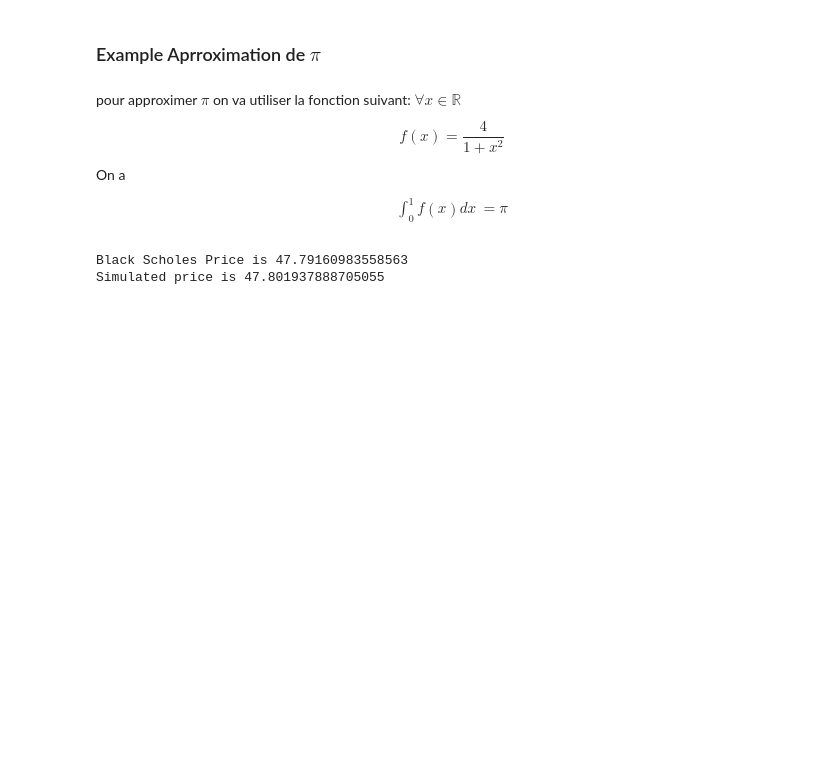
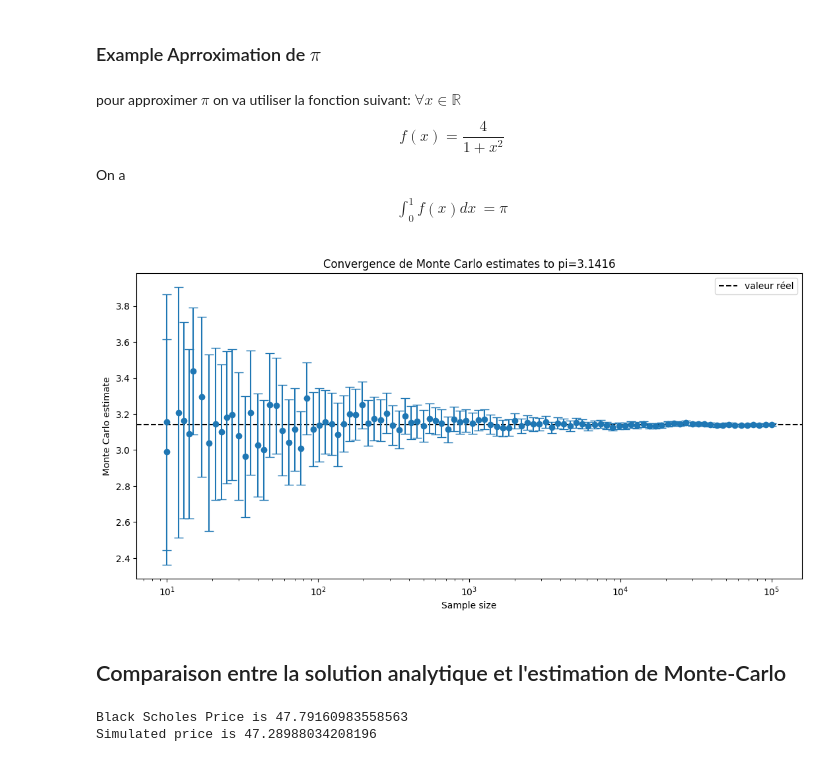
Before and after one commit to AmineMahdioui/Monte-Carlo, a Jupyter notebook: MonteCarlo.ipynb, the cells around one changed output. Drawn from its saved outputs; the diff is of its cells as text; code cells hidden in the pictures; blank space fills up the shorter version.

```diff
--- a/MonteCarlo.ipynb
+++ b/MonteCarlo.ipynb
@@ -414,51 +411,35 @@ def f(x):
 # %%
 # Define the true value of the integral
 true_value = np.pi
 simulations=100
 # Generate a sequence of sample sizes to compute the Monte Carlo estimates
 sample_sizes = np.logspace(1, 5, simulations, dtype=int)
 
 # Compute the Monte Carlo estimates and confidence intervals for each sample size
 estimates = []
 conf_intervals = []
 for n in sample_sizes:
     U = np.random.uniform(size=n)
     est, std_err = MonteCarlo(f, U)
-    lower, upper = 1.96 * std_err,1.96 * std_err
+    lower, upper = 3 * std_err,3 * std_err
     estimates.append(est)
     conf_intervals.append((lower, upper))
 
 # Plot the estimates and confidence intervals as a function of sample size
 plt.figure(figsize=(13, 6))
 plt.axhline(y=true_value, color='black', linestyle='--', label='valeur réel')
 plt.errorbar(sample_sizes, estimates, yerr=np.array(conf_intervals).T, fmt='o', capsize=5)
 plt.xscale('log')
 plt.xlabel('Sample size')
 plt.ylabel('Monte Carlo estimate')
 plt.title(f'Convergence de Monte Carlo estimates to pi={np.pi:.5}')
 plt.legend(loc='best')
 plt.show()
+# %% [output]
+[figure, added]
+# %% [markdown]
+## Comparaison entre la solution analytique et l'estimation de Monte-Carlo
 # %%
-def geo_paths(S, T, r, sigma, steps, N):
-    """
-    Inputs
-    #S = Current stock Price
-    #K = Strike Price
-    #T = Time to maturity 1 year = 1, 1 months = 1/12
-    #r = risk free interest rate
-    # sigma = volatility
-
-    Output
-    # [steps,N] Matrix of asset paths
-    """
-    dt = T/steps
-    #S_{T} = ln(S_{0})+\int_{0}^T(\mu-\frac{\sigma^2}{2})dt+\int_{0}^T \sigma dW(t)
-    ST = np.log(S) +  np.cumsum(((r - sigma**2/2)*dt +\
-                              sigma*np.sqrt(dt) * \
-                              np.random.normal(size=(steps,N))),axis=0)
-
-    return np.exp(ST)
-
 K = 80 # strike
 T = 180 # time to maturity
 S_0 = S[-T] #stock price S_{0}
@@ -483,7 +464,7 @@ print(f"Black Scholes Price is {bs_price}")
 print(f"Simulated price is {option_price}")
 # %% [output]
 Black Scholes Price is 47.79160983558563
-Simulated price is 47.801937888705055
+Simulated price is 47.28988034208196
 # %%
 # Define the true value of the integral
 true_value = bs_price
```
Also changed, not shown: parts of 2 cells of this notebook.
